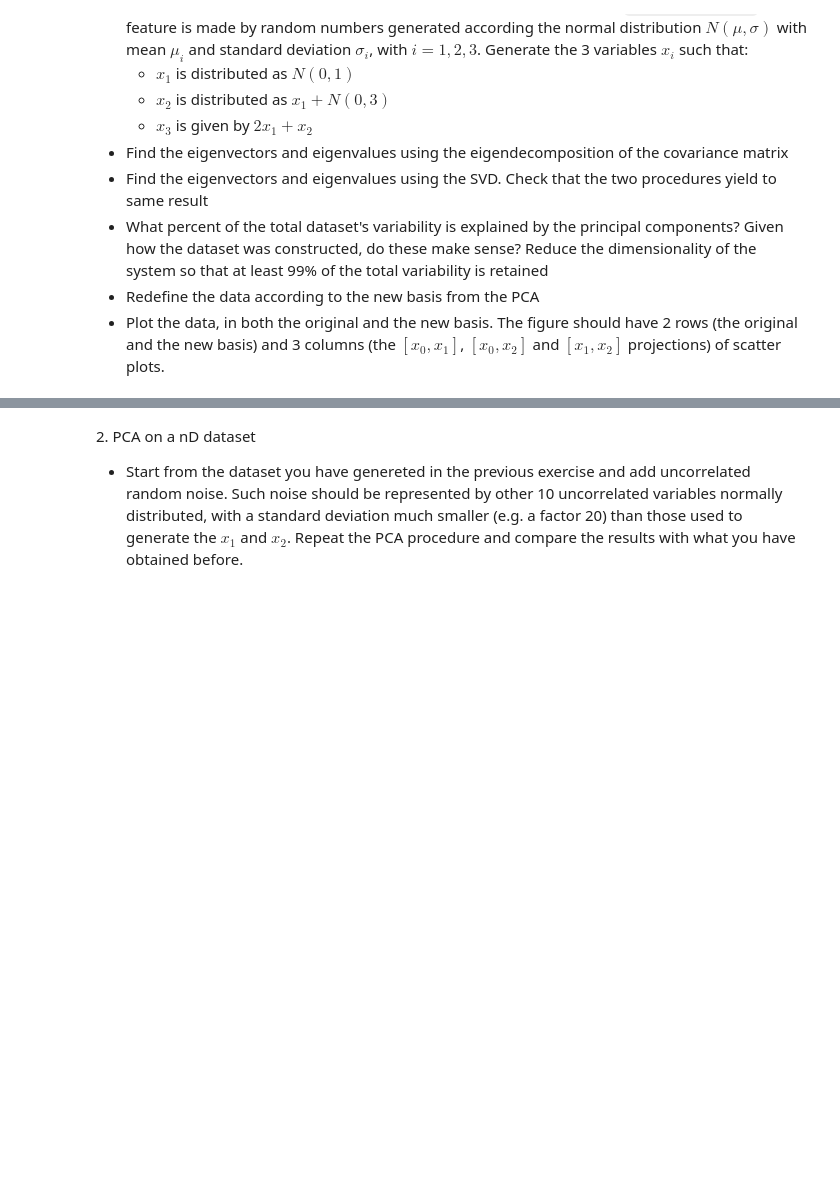
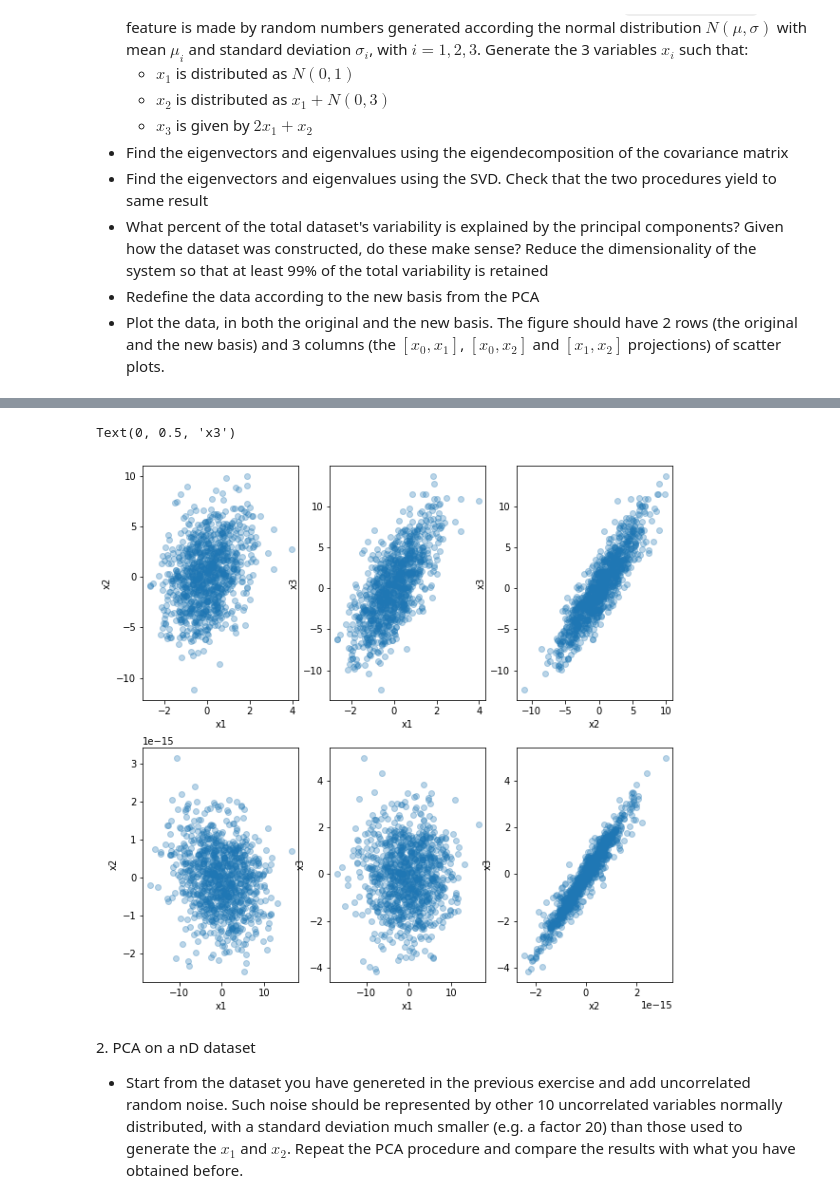
Before and after one commit to zucchett/HighLevelProgramming2021, a Jupyter notebook: 10ex_algebra.ipynb, the cells around one changed output, grey strips where cells are left out. Cells and saved outputs as stored; diff of their text form; code cells hidden in the pictures; some formulas as TeX source; blank space fills up the shorter version.

```diff
--- a/10ex_algebra.ipynb
+++ b/10ex_algebra.ipynb
@@ -51,17 +55,13 @@ Eigenvectors :
 'There is a small difference between the two procedures'
 # %%
-#Percent of the total dataset's variability is explained by the principal components
 Lambda = np.diag(l)
+trace = Lambda.trace()
 print("Lambda:\n", Lambda, '\n')
 print("Trace(A):\n", cov.trace(), '\n')
-print("Trace(Lambda):\n", Lambda.trace(), '\n')
+print("Trace(Lambda):\n", trace, '\n')
 print("Total variability:\n", (Lambda[0,0]/Lambda.trace()), '\n')
 
-#Reduce the dimensionality of the system so that at least 99% of the total variability is retained
-dataset_reduced = dataset[0:2,:]
-cov_reduced = np.cov(dataset_reduced)
-l_r, V_r = la.eig(cov_reduced)
-Lambda_r = np.diag(l_r)
-print ("Total variability with a reduced dataset:",Lambda_r[0,0]/Lambda_r.trace(), '\n')
+#Redefine the data
+dataset_2 = np.dot(V.T, dataset)
 # %% [output]
 Lambda:
@@ -174,3 +80,32 @@ plt.axis([-15,15,-15,15])
+# %%
+fig, ax = plt.subplots(2, 3, figsize=(10, 10))
+
+ax[0,0].scatter(dataset[0,:], dataset[1, :], alpha=0.3)
+ax[0,0].set_xlabel("x1")
+ax[0,0].set_ylabel("x2")
+
+ax[0,1].scatter(dataset[0,:], dataset[2, :], alpha=0.3)
+ax[0,1].set_xlabel("x1")
+ax[0,1].set_ylabel("x3")
+
+ax[0,2].scatter(dataset[1,:], dataset[2, :], alpha=0.3)
+ax[0,2].set_xlabel("x2")
+ax[0,2].set_ylabel("x3")
+
+ax[1,0].scatter(dataset_2[0,:], dataset_2[1, :], alpha=0.3)
+ax[1,0].set_xlabel("x1")
+ax[1,0].set_ylabel("x2")
+
+ax[1,1].scatter(dataset_2[0,:], dataset_2[2, :], alpha=0.3)
+ax[1,1].set_xlabel("x1")
+ax[1,1].set_ylabel("x3")
+
+ax[1,2].scatter(dataset_2[1,:], dataset_2[2, :], alpha=0.3)
+ax[1,2].set_xlabel("x2")
+ax[1,2].set_ylabel("x3")
+# %% [output]
+Text(0, 0.5, 'x3')
+[figure, added]
 # %% [markdown]
 2\. PCA on a nD dataset
 
```
Also changed, not shown: parts of 6 cells of this notebook.
